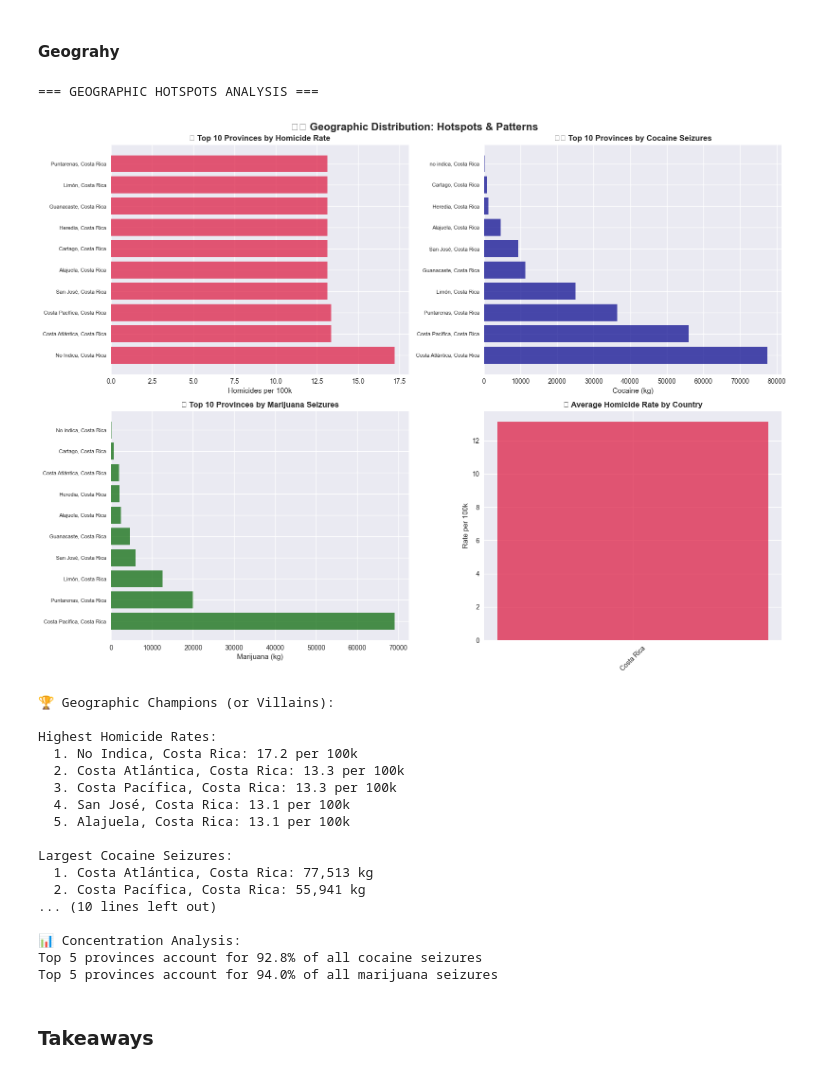
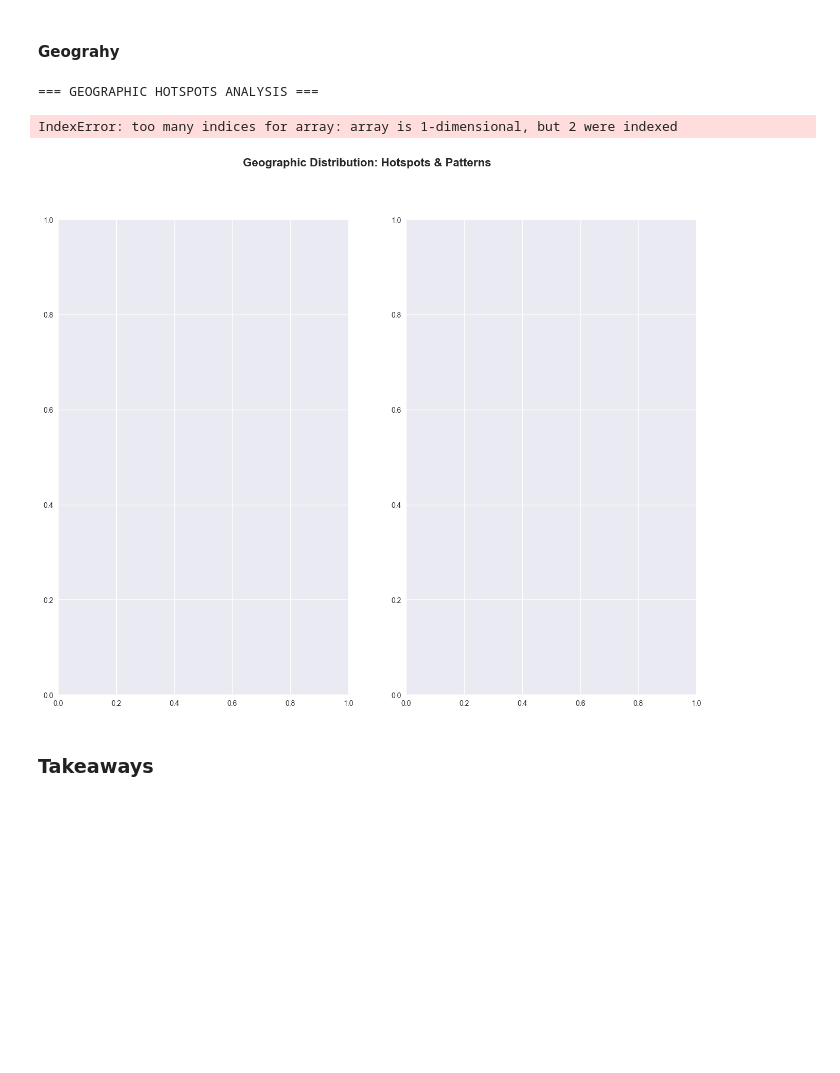
Before and after one commit to FelipeVillota/costa-rica-presentation, a Jupyter notebook: cr-script.ipynb, the cells around one changed output. Cells and saved outputs as stored; diff of their text form; code cells hidden in the pictures; blank space fills up the shorter version.

```diff
--- a/cr-script.ipynb
+++ b/cr-script.ipynb
@@ -767,18 +767,9 @@ province_analysis = merged_df.groupby(['país', 'provincia']).agg({
 }).reset_index()
 
 # Create geographic visualization
-fig, axes = plt.subplots(2, 2, figsize=(16, 12))
-fig.suptitle('🗺️ Geographic Distribution: Hotspots & Patterns', fontsize=16, fontweight='bold')
+fig, axes = plt.subplots(1, 2, figsize=(16, 12))
+fig.suptitle('Geographic Distribution: Hotspots & Patterns', fontsize=16, fontweight='bold')
 
-# Top provinces by homicide rate
-top_homicide_provinces = province_analysis.nlargest(10, 'tasa_100mil_país')
-axes[0,0].barh(range(len(top_homicide_provinces)), top_homicide_provinces['tasa_100mil_país'],
-               color='crimson', alpha=0.7)
-axes[0,0].set_yticks(range(len(top_homicide_provinces)))
-axes[0,0].set_yticklabels([f"{row['provincia']}, {row['país']}" for _, row in top_homicide_provinces.iterrows()],
-                          fontsize=8)
-axes[0,0].set_title('🔴 Top 10 Provinces by Homicide Rate', fontweight='bold')
-axes[0,0].set_xlabel('Homicides per 100k')
 
 # Top provinces by cocaine seizures
 top_cocaine_provinces = province_analysis.nlargest(10, 'cocaína_(kg)')
@@ -799,6 +790,9 @@ axes[1,0].set_yticklabels([f"{row['provincia']}, {row['país']}" for _, row in t
                           fontsize=8)
 axes[1,0].set_title('🌿 Top 10 Provinces by Marijuana Seizures', fontweight='bold')
 axes[1,0].set_xlabel('Marijuana (kg)')
+
+# Top provinces by crack seizures
+
 
 # Country comparison
 country_summary = merged_df.groupby('país')['tasa_100mil_país'].mean().sort_values(ascending=False)
@@ -808,51 +802,35 @@ axes[1,1].set_xticks(range(len(country_summary)))
 axes[1,1].set_xticklabels(country_summary.index, rotation=45)
 axes[1,1].set_title('🌍 Average Homicide Rate by Country', fontweight='bold')
 axes[1,1].set_ylabel('Rate per 100k')
 
 plt.tight_layout()
 plt.show()
 
 # Print detailed geographic insights
 print("\nGeographic Hotspots:")
 print("\nHighest Homicide Rates:")
 for i, (_, row) in enumerate(top_homicide_provinces.head(5).iterrows()):
     print(f"  {i+1}. {row['provincia']}, {row['país']}: {row['tasa_100mil_país']:.1f} per 100k")
 
 print("\nLargest Cocaine Seizures:")
 for i, (_, row) in enumerate(top_cocaine_provinces.head(5).iterrows()):
     print(f"  {i+1}. {row['provincia']}, {row['país']}: {row['cocaína_(kg)']:,.0f} kg")
 
 print("\nLargest Marijuana Seizures:")
 for i, (_, row) in enumerate(top_marijuana_provinces.head(5).iterrows()):
     print(f"  {i+1}. {row['provincia']}, {row['país']}: {row['marihuana_(kg)']:,.0f} kg")
 
 # Calculate concentration metrics
 total_cocaine = merged_df['cocaína_(kg)'].sum()
 total_marijuana = merged_df['marihuana_(kg)'].sum()
 
 print(f"\n📊 Concentration Analysis:")
 print(f"Top 5 provinces account for {top_cocaine_provinces.head(5)['cocaína_(kg)'].sum()/total_cocaine*100:.1f}% of all cocaine seizures")
 print(f"Top 5 provinces account for {top_marijuana_provinces.head(5)['marihuana_(kg)'].sum()/total_marijuana*100:.1f}% of all marijuana seizures")
 # %% [output]
 === GEOGRAPHIC HOTSPOTS ANALYSIS ===
+IndexError: too many indices for array: array is 1-dimensional, but 2 were indexed
-[figure, old version]
+[figure, new version]
-🏆 Geographic Champions (or Villains):
-
-Highest Homicide Rates:
-  1. No Indica, Costa Rica: 17.2 per 100k
-  2. Costa Atlántica, Costa Rica: 13.3 per 100k
-  3. Costa Pacífica, Costa Rica: 13.3 per 100k
-  4. San José, Costa Rica: 13.1 per 100k
-  5. Alajuela, Costa Rica: 13.1 per 100k
-
-Largest Cocaine Seizures:
-  1. Costa Atlántica, Costa Rica: 77,513 kg
-  2. Costa Pacífica, Costa Rica: 55,941 kg
-... (10 lines left out)
-
-📊 Concentration Analysis:
-Top 5 provinces account for 92.8% of all cocaine seizures
-Top 5 provinces account for 94.0% of all marijuana seizures
 # %% [markdown]
 ### Takeaways
 # %% [markdown]
```
